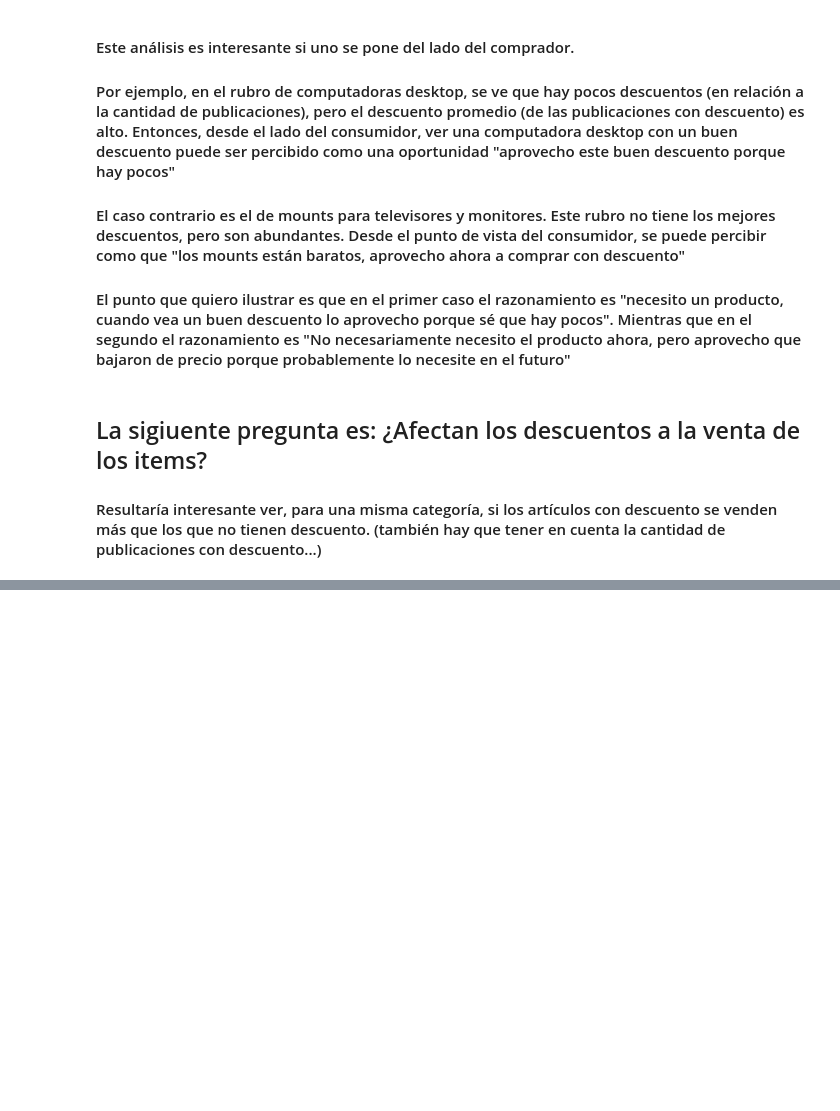
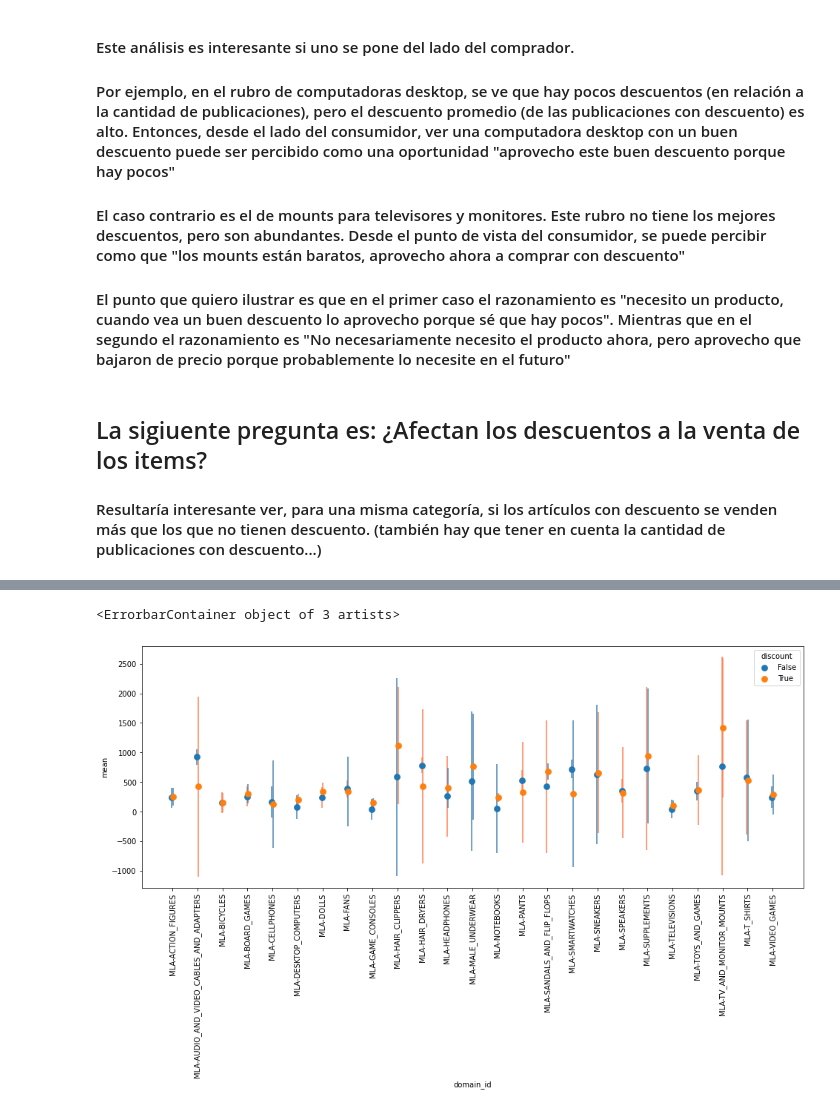
Before and after one commit to panza238/MLC, a Jupyter notebook: Notebooks/MLC_05_DESCUENTO.ipynb, the cells around one changed output, grey strips where cells are left out. Drawn from its saved outputs; the diff is of its cells as text; code cells hidden in the pictures; blank space fills up the shorter version.

```diff
--- a/Notebooks/MLC_05_DESCUENTO.ipynb
+++ b/Notebooks/MLC_05_DESCUENTO.ipynb
@@ -55,7 +55,7 @@ to_drop_list = ["site_id", "sale_price", "currency_id", "buying_mode", "conditio
                "seller_address.zip_code", "seller_address.country.id", "seller_address.country.name", "seller_address.state.id",
                "seller_address.state.name", "seller_address.city.id", "seller_address.city.name", "seller_address.latitude",
                "seller_address.longitude", "seller_address.longitude", "seller.seller_reputation.metrics.sales.period",
-               "attributes", "prices.prices", "shipping.tags"]
+               "attributes", "prices.prices", "shipping.tags", "seller.car_dealer_logo"]
 
 # La mayoría de las columnas se agregaron a esta lista por no tener información relevante.
 # Algunas se agregaron por tener información repetida (seller.address.*).
@@ -443,0 +523,29 @@ Intentar graficar ambos en un mismo gráfico (valga la redundancia)
+# %%
+# A ver cómo cambia cuando agregamos los intervalos de confianza:
+
+plt.figure(figsize=(16, 6))
+
+point_plot = sns.pointplot(x = 'domain_id', y = 'mean', hue='discount',
+                           data=appended_df, dodge=True, join=False, ci=None,
+                           )
+
+for cat_label in point_plot.get_xticklabels():
+    cat_label.set_rotation(90)
+
+# Find the x,y coordinates for each point
+x_coords = []
+y_coords = []
+for point_pair in point_plot.collections:
+    for x, y in point_pair.get_offsets():
+        x_coords.append(x)
+        y_coords.append(y)
+
+# Calculate the type of error to plot as the error bars
+# Make sure the order is the same as the points were looped over
+errors = appended_df["std"]
+colors = ['steelblue']*2 + ['coral']*2
+point_plot.errorbar(x_coords, y_coords, yerr=errors,
+                    ecolor=colors, fmt=' ', zorder=-1)
+# %% [output]
+<ErrorbarContainer object of 3 artists>
+[figure, added]
```
Also changed, not shown: parts of 97 cells of this notebook, 2 other files.
